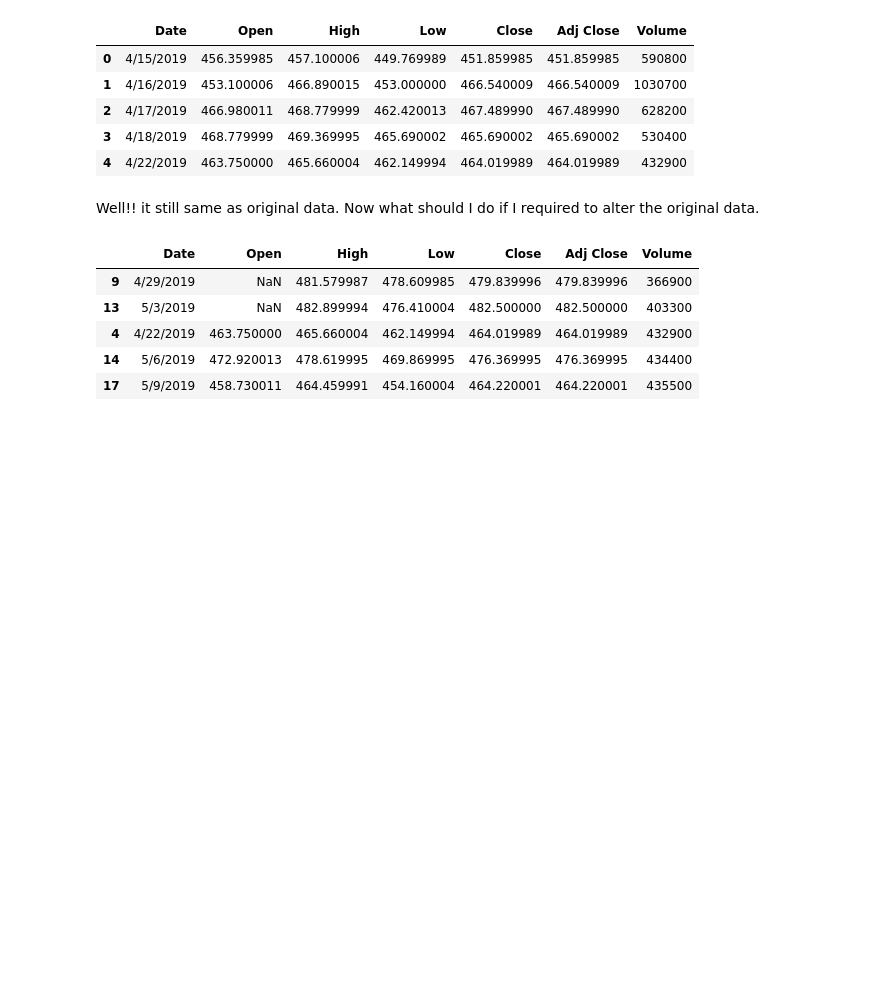
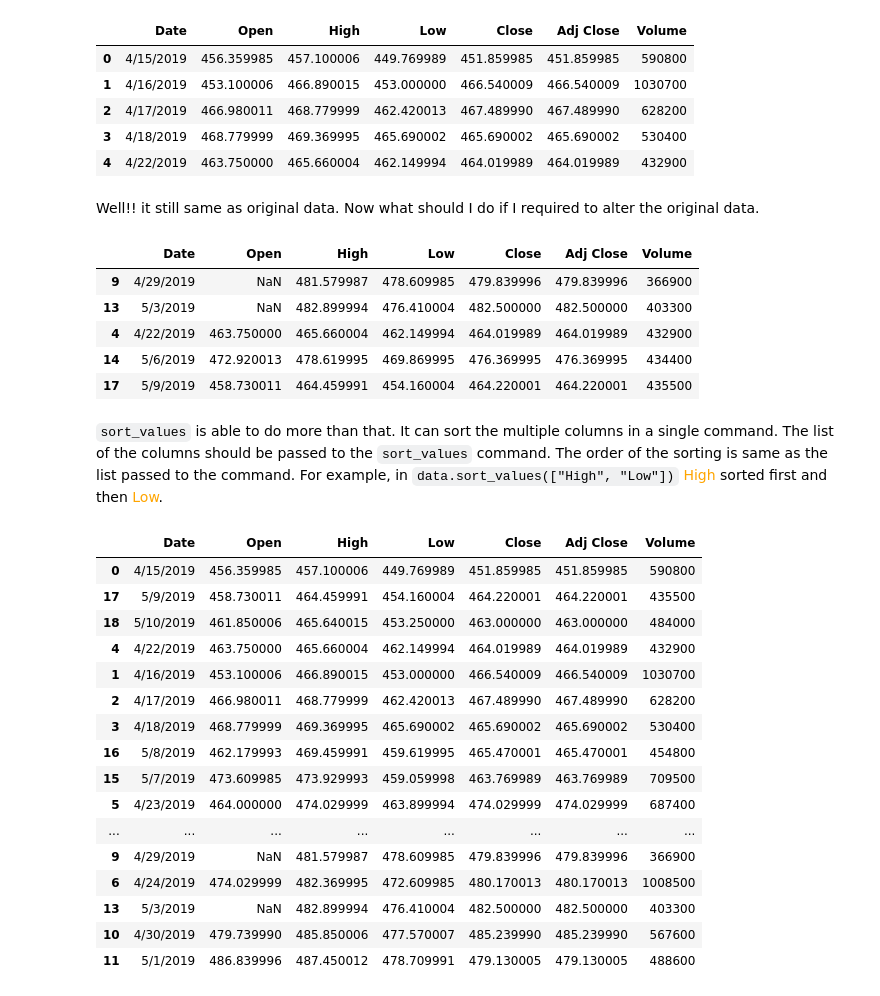
Before and after one commit to surjeet143/all_about_pandas, a Jupyter notebook: pandas_foundation/pandas_foundation_introduction.ipynb, the cells around one changed output. Drawn from its saved outputs; the diff is of its cells as text; code cells hidden in the pictures; blank space fills up the shorter version.

Commit message:
more_about_sorting_the_data

````diff
--- a/pandas_foundation/pandas_foundation_introduction.ipynb
+++ b/pandas_foundation/pandas_foundation_introduction.ipynb
@@ -325,3 +325,25 @@ data.head()
 | 4 | 4/22/2019 | 463.750000 | 465.660004 | 462.149994 | 464.019989 | 464.019989 | 432900 |
 | 14 | 5/6/2019 | 472.920013 | 478.619995 | 469.869995 | 476.369995 | 476.369995 | 434400 |
 | 17 | 5/9/2019 | 458.730011 | 464.459991 | 454.160004 | 464.220001 | 464.220001 | 435500 |
+# %% [markdown]
+```sort_values``` is able to do more than that. It can sort the multiple columns in a single command. The list of the columns should be passed to the ```sort_values``` command. The order of the sorting is same as the list passed to the command. For example, in ```data.sort_values(["High", "Low"])``` <font color = "orange">High</font> sorted first and then <font color = "orange">Low</font>.
+# %%
+data.sort_values(["High", "Low"])
+# %% [output]
+|  | Date | Open | High | Low | Close | Adj Close | Volume |
+| 0 | 4/15/2019 | 456.359985 | 457.100006 | 449.769989 | 451.859985 | 451.859985 | 590800 |
+| 17 | 5/9/2019 | 458.730011 | 464.459991 | 454.160004 | 464.220001 | 464.220001 | 435500 |
+| 18 | 5/10/2019 | 461.850006 | 465.640015 | 453.250000 | 463.000000 | 463.000000 | 484000 |
+| 4 | 4/22/2019 | 463.750000 | 465.660004 | 462.149994 | 464.019989 | 464.019989 | 432900 |
+| 1 | 4/16/2019 | 453.100006 | 466.890015 | 453.000000 | 466.540009 | 466.540009 | 1030700 |
+| 2 | 4/17/2019 | 466.980011 | 468.779999 | 462.420013 | 467.489990 | 467.489990 | 628200 |
+| 3 | 4/18/2019 | 468.779999 | 469.369995 | 465.690002 | 465.690002 | 465.690002 | 530400 |
+| 16 | 5/8/2019 | 462.179993 | 469.459991 | 459.619995 | 465.470001 | 465.470001 | 454800 |
+| 15 | 5/7/2019 | 473.609985 | 473.929993 | 459.059998 | 463.769989 | 463.769989 | 709500 |
+| 5 | 4/23/2019 | 464.000000 | 474.029999 | 463.899994 | 474.029999 | 474.029999 | 687400 |
+| ... | ... | ... | ... | ... | ... | ... | ... |
+| 9 | 4/29/2019 | NaN | 481.579987 | 478.609985 | 479.839996 | 479.839996 | 366900 |
+| 6 | 4/24/2019 | 474.029999 | 482.369995 | 472.609985 | 480.170013 | 480.170013 | 1008500 |
+| 13 | 5/3/2019 | NaN | 482.899994 | 476.410004 | 482.500000 | 482.500000 | 403300 |
+| 10 | 4/30/2019 | 479.739990 | 485.850006 | 477.570007 | 485.239990 | 485.239990 | 567600 |
+| 11 | 5/1/2019 | 486.839996 | 487.450012 | 478.709991 | 479.130005 | 479.130005 | 488600 |
````
Also changed, not shown: parts of 4 cells of this notebook.
